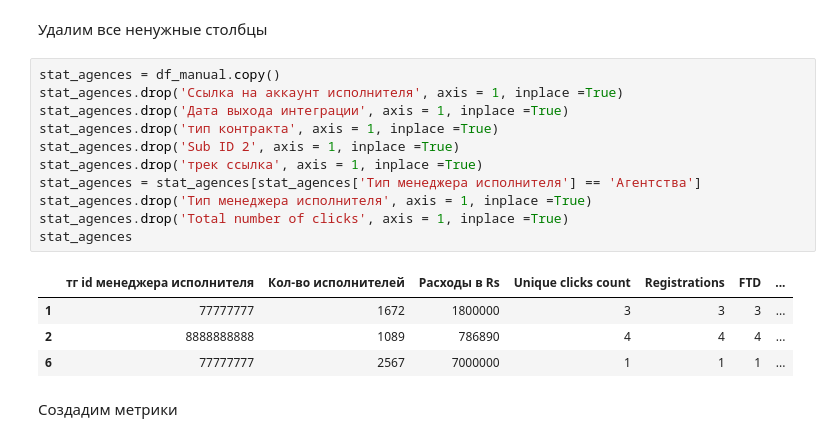
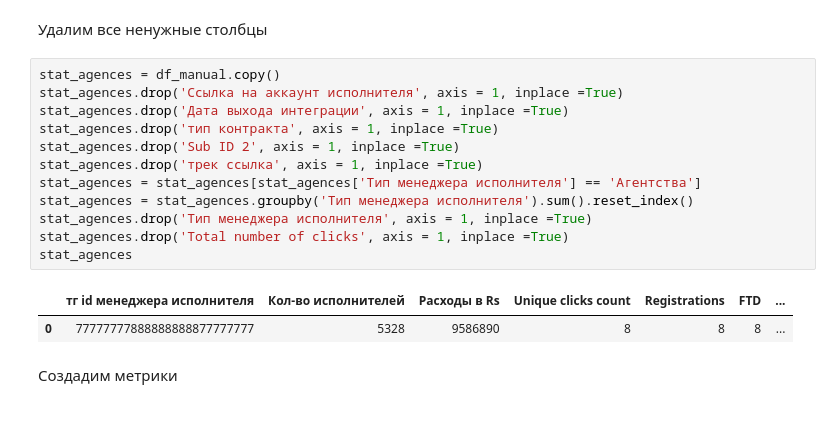
Before and after one commit to Velobos1337/integration-analytics, a Jupyter notebook: ИТОГ.ipynb, the cells around one changed output. Drawn from its saved outputs; the diff is of its cells as text.

```diff
--- a/ИТОГ.ipynb
+++ b/ИТОГ.ipynb
@@ -687,19 +687,18 @@ INFO:__main__:Получен результат: {'spreadsheetId': '1X-THzy2TpMs
 # %%
 stat_agences = df_manual.copy()
 stat_agences.drop('Ссылка на аккаунт исполнителя', axis = 1, inplace =True)
 stat_agences.drop('Дата выхода интеграции', axis = 1, inplace =True)
 stat_agences.drop('тип контракта', axis = 1, inplace =True)
 stat_agences.drop('Sub ID 2', axis = 1, inplace =True)
 stat_agences.drop('трек ссылка', axis = 1, inplace =True)
 stat_agences = stat_agences[stat_agences['Тип менеджера исполнителя'] == 'Агентства']
+stat_agences = stat_agences.groupby('Тип менеджера исполнителя').sum().reset_index()
 stat_agences.drop('Тип менеджера исполнителя', axis = 1, inplace =True)
 stat_agences.drop('Total number of clicks', axis = 1, inplace =True)
 stat_agences
 # %% [output]
 |  | тг id менеджера исполнителя | Кол-во исполнителей | Расходы в Rs | Unique clicks count | Registrations | FTD | ... |
-| 1 | 77777777 | 1672 | 1800000 | 3 | 3 | 3 | ... |
-| 2 | 8888888888 | 1089 | 786890 | 4 | 4 | 4 | ... |
-| 6 | 77777777 | 2567 | 7000000 | 1 | 1 | 1 | ... |
+| 0 | 77777777888888888877777777 | 5328 | 9586890 | 8 | 8 | 8 | ... |
 # %% [markdown]
 Создадим метрики
 # %%
```
Also changed, not shown: parts of 7 cells of this notebook.
